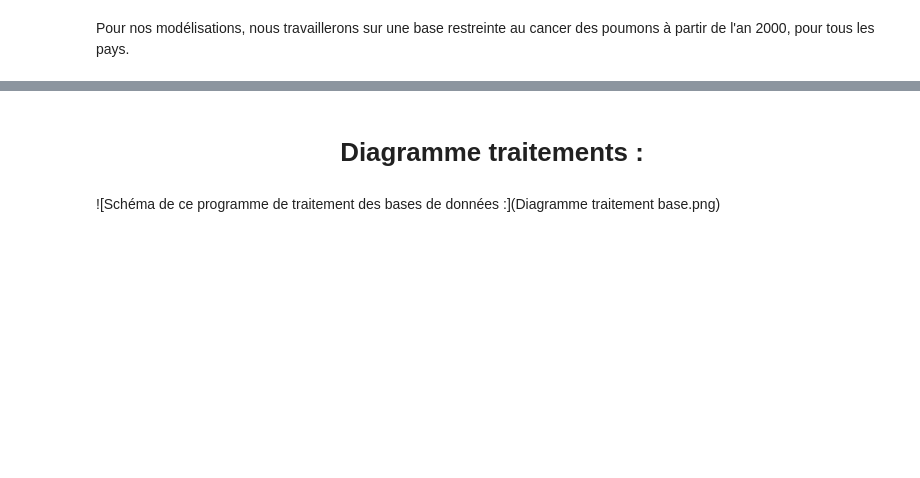
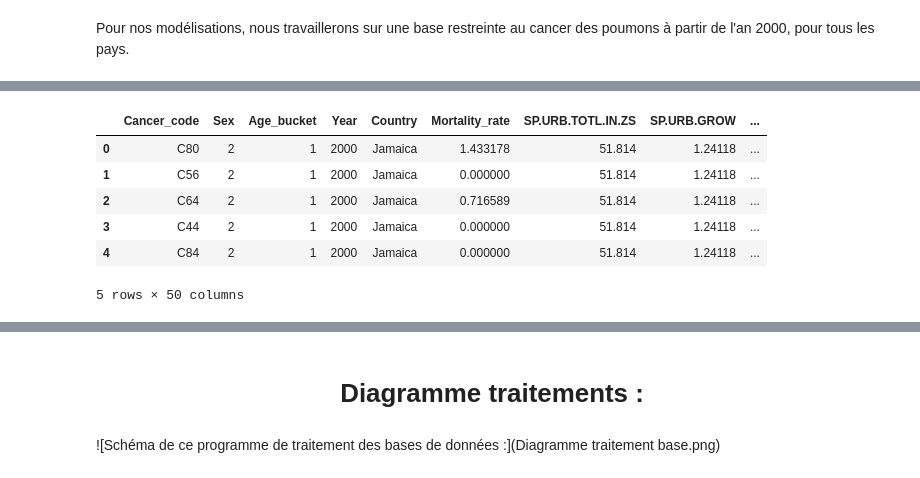
Before and after one commit to assitanDiarra/ENSAE_Python, a Jupyter notebook: traitement base de données.ipynb, the cells around one changed output, grey strips where cells are left out. Drawn from its saved outputs; the diff is of its cells as text; code cells hidden in the pictures; blank space fills up the shorter version.

```diff
--- a/traitement base de données.ipynb
+++ b/traitement base de données.ipynb
@@ -279,7 +279,7 @@ df_mort.head()
 | 4 | C84 | 2 | 1 | Jamaica | 2000 | 0 | Jamaica | 1 | 139549.999999 |
 # %%
 #calculer la mortalité comme taux
-df_mort['Mortality_rate'] = df_mort['Nb_deaths'] / df_mort['Population'] * 10**4
+df_mort['Mortality_rate'] = df_mort['Nb_deaths'] / df_mort['Population'] * 10**5
 df_mort['Mortality_rate'].describe()
 # %% [output]
 count    3.652496e+06
@@ -405,2 +499,15 @@ df_sub = df[(df['Year'] >= 2000) & (df['Cancer_code']=='C33,C34') ].copy()
 # %%
-df_sub.drop(['Cancer_code','Location','Nb_deaths','Age_group','Population','area','year'],inplace=True,axis=1)
+#base de données choix cancer
+df_sub_choix = df[df['Year'] >= 2000].copy()
+df_sub_choix.drop(['Location','Nb_deaths','Age_group','Population','area','year'],inplace=True,axis=1)
+
+df_sub_choix.to_csv(path_or_buf = 'df_sub_choix.csv', sep=',', na_rep='')
+df_sub_choix.head()
+# %% [output]
+|  | Cancer_code | Sex | Age_bucket | Year | Country | Mortality_rate | SP.URB.TOTL.IN.ZS | SP.URB.GROW | ... |
+| 0 | C80 | 2 | 1 | 2000 | Jamaica | 1.433178 | 51.814 | 1.24118 | ... |
+| 1 | C56 | 2 | 1 | 2000 | Jamaica | 0.000000 | 51.814 | 1.24118 | ... |
+| 2 | C64 | 2 | 1 | 2000 | Jamaica | 0.716589 | 51.814 | 1.24118 | ... |
+| 3 | C44 | 2 | 1 | 2000 | Jamaica | 0.000000 | 51.814 | 1.24118 | ... |
+| 4 | C84 | 2 | 1 | 2000 | Jamaica | 0.000000 | 51.814 | 1.24118 | ... |
+5 rows × 50 columns
```
Also changed, not shown: parts of 20 cells of this notebook.
